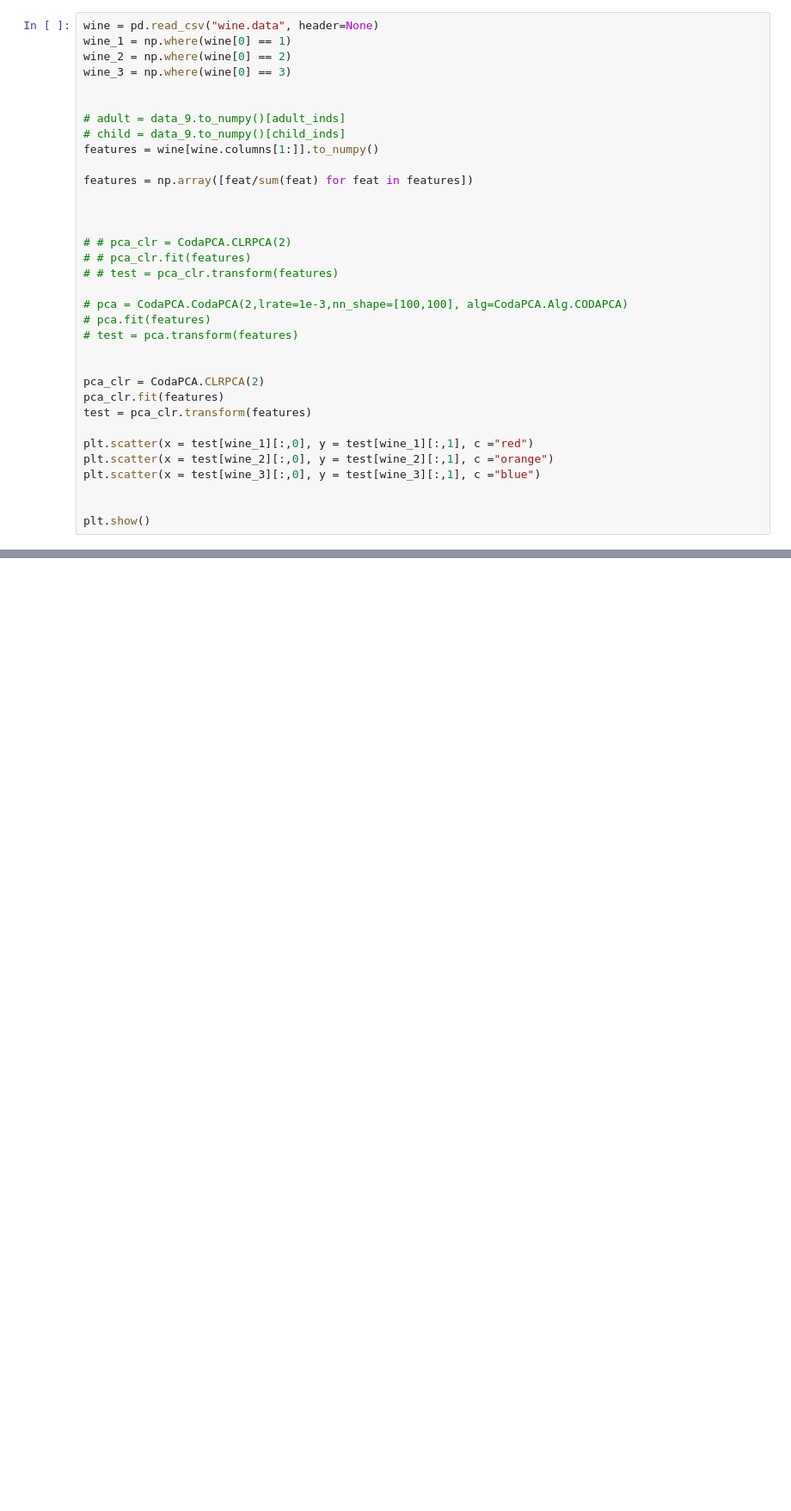
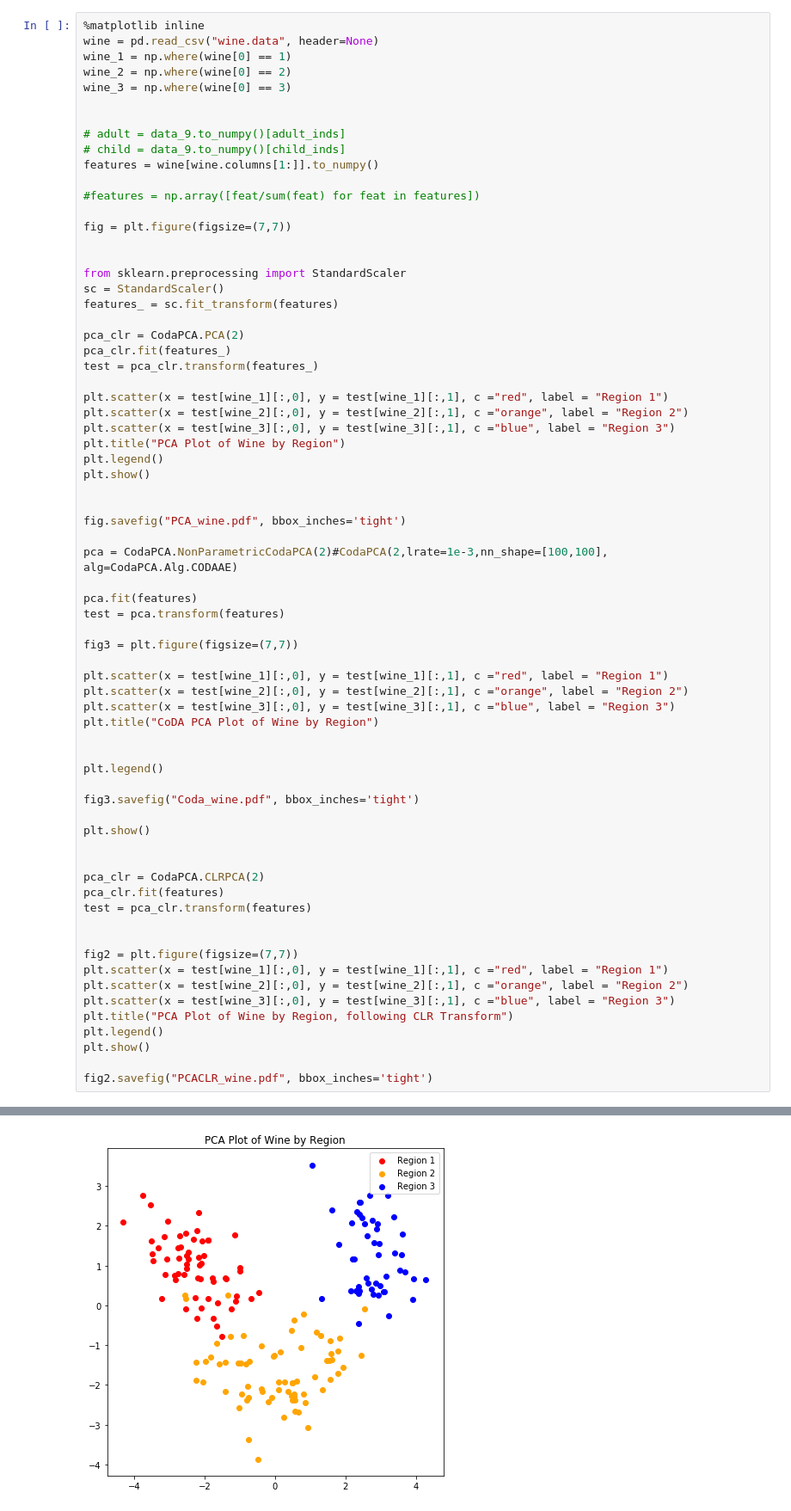
Before and after one commit to sean-lamont/honours, a Jupyter notebook: Code/coda-pca-orig/coda/codes/CoDA-PCA-Regression-Test-Bee-Data.ipynb, the cells around one changed output, grey strips where cells are left out. Shown: that part at 86% size. Cells and saved outputs as stored; diff of their text form; blank space fills up the shorter version.

```diff
--- a/Code/coda-pca-orig/coda/codes/CoDA-PCA-Regression-Test-Bee-Data.ipynb
+++ b/Code/coda-pca-orig/coda/codes/CoDA-PCA-Regression-Test-Bee-Data.ipynb
@@ -372,4 +325,5 @@ plt.show()
 # %%
+%matplotlib inline
 wine = pd.read_csv("wine.data", header=None)
 wine_1 = np.where(wine[0] == 1)
 wine_2 = np.where(wine[0] == 2)
@@ -380,27 +334,61 @@ wine_3 = np.where(wine[0] == 3)
 # child = data_9.to_numpy()[child_inds]
 features = wine[wine.columns[1:]].to_numpy()
 
-features = np.array([feat/sum(feat) for feat in features])
+#features = np.array([feat/sum(feat) for feat in features])
+
+fig = plt.figure(figsize=(7,7))
 
 
+from sklearn.preprocessing import StandardScaler
+sc = StandardScaler()
+features_ = sc.fit_transform(features)
 
-# # pca_clr = CodaPCA.CLRPCA(2)
-# # pca_clr.fit(features)
-# # test = pca_clr.transform(features)
+pca_clr = CodaPCA.PCA(2)
+pca_clr.fit(features_)
+test = pca_clr.transform(features_)
 
-# pca = CodaPCA.CodaPCA(2,lrate=1e-3,nn_shape=[100,100], alg=CodaPCA.Alg.CODAPCA)
-# pca.fit(features)
-# test = pca.transform(features)
+plt.scatter(x = test[wine_1][:,0], y = test[wine_1][:,1], c ="red", label = "Region 1")
+plt.scatter(x = test[wine_2][:,0], y = test[wine_2][:,1], c ="orange", label = "Region 2")
+plt.scatter(x = test[wine_3][:,0], y = test[wine_3][:,1], c ="blue", label = "Region 3")
+plt.title("PCA Plot of Wine by Region")
+plt.legend()
+plt.show()
+
+
+fig.savefig("PCA_wine.pdf", bbox_inches='tight')
+
+pca = CodaPCA.NonParametricCodaPCA(2)#CodaPCA(2,lrate=1e-3,nn_shape=[100,100], alg=CodaPCA.Alg.CODAAE)
+
+pca.fit(features)
+test = pca.transform(features)
+
+fig3 = plt.figure(figsize=(7,7))
+
+plt.scatter(x = test[wine_1][:,0], y = test[wine_1][:,1], c ="red", label = "Region 1")
+plt.scatter(x = test[wine_2][:,0], y = test[wine_2][:,1], c ="orange", label = "Region 2")
+plt.scatter(x = test[wine_3][:,0], y = test[wine_3][:,1], c ="blue", label = "Region 3")
+plt.title("CoDA PCA Plot of Wine by Region")
+
+
+plt.legend()
+
+fig3.savefig("Coda_wine.pdf", bbox_inches='tight')
+
+plt.show()
 
 
 pca_clr = CodaPCA.CLRPCA(2)
 pca_clr.fit(features)
 test = pca_clr.transform(features)
 
-plt.scatter(x = test[wine_1][:,0], y = test[wine_1][:,1], c ="red")
-plt.scatter(x = test[wine_2][:,0], y = test[wine_2][:,1], c ="orange")
-plt.scatter(x = test[wine_3][:,0], y = test[wine_3][:,1], c ="blue")
 
+fig2 = plt.figure(figsize=(7,7))
+plt.scatter(x = test[wine_1][:,0], y = test[wine_1][:,1], c ="red", label = "Region 1")
+plt.scatter(x = test[wine_2][:,0], y = test[wine_2][:,1], c ="orange", label = "Region 2")
+plt.scatter(x = test[wine_3][:,0], y = test[wine_3][:,1], c ="blue", label = "Region 3")
+plt.title("PCA Plot of Wine by Region, following CLR Transform")
+plt.legend()
+plt.show()
 
-plt.show()
+fig2.savefig("PCACLR_wine.pdf", bbox_inches='tight')
 # %% [output]
@@ -407,0 +395 @@ FileNotFoundError: [Errno 2] File b'wine.data' does not exist: b'wine.data'
+[figure, added]
```
Also changed, not shown: parts of 9 cells of this notebook, 24 other files.
